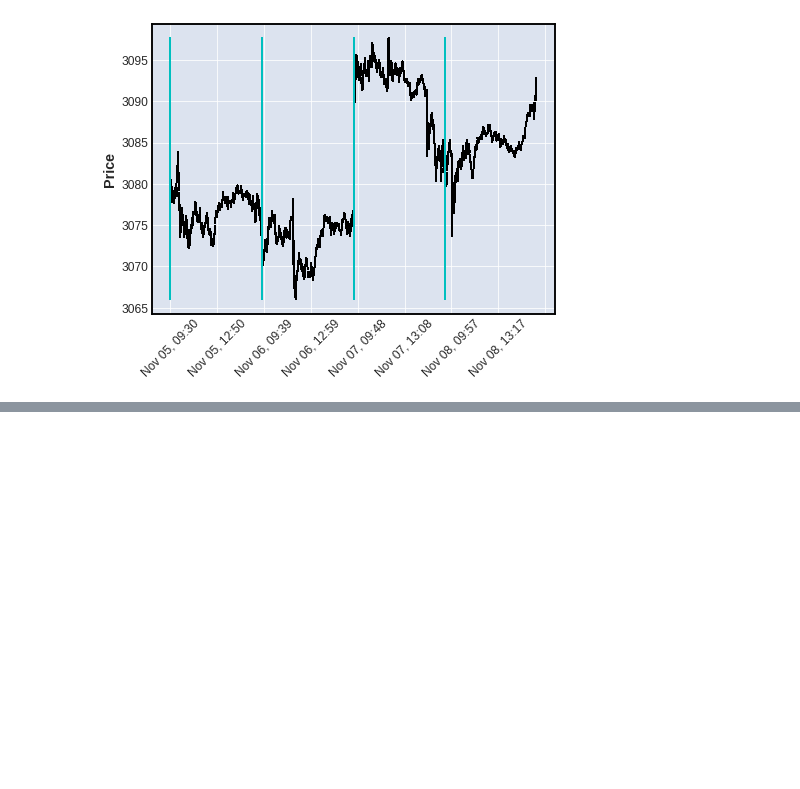
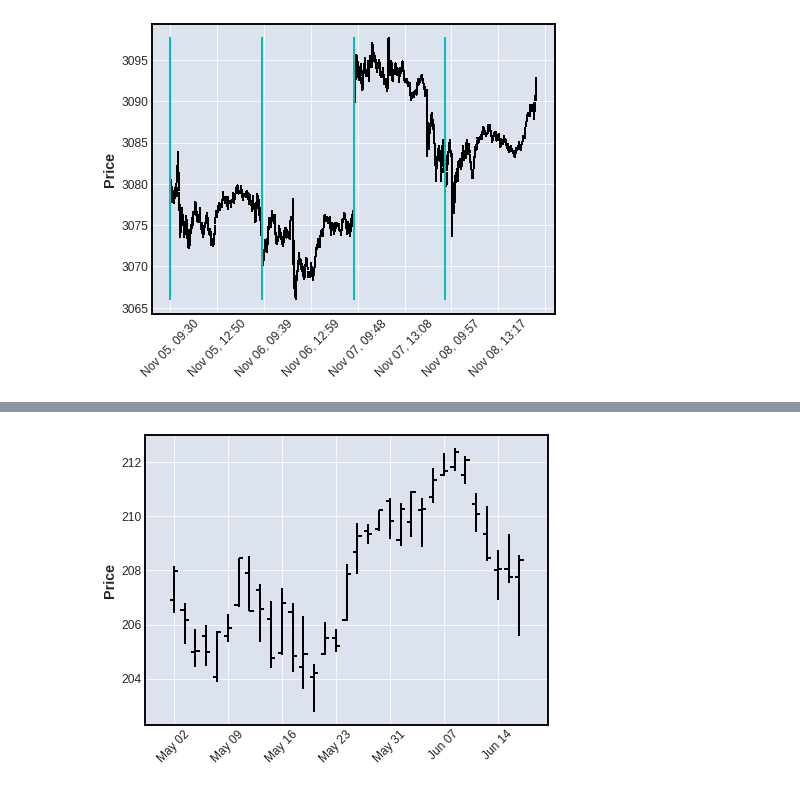
Before and after one commit to matplotlib/mplfinance, a Jupyter notebook: examples/using_lines.ipynb, the cells around one changed output, grey strips where cells are left out. Drawn from its saved outputs; the diff is of its cells as text; code cells hidden in the pictures; blank space fills up the shorter version.

```diff
--- a/examples/using_lines.ipynb
+++ b/examples/using_lines.ipynb
@@ -117,0 +133,6 @@ mpf.plot(idf,vlines=dict(vlines=vls,colors='c'))                # one color for
+# %%
+df = pd.read_csv('./data/yahoofinance-SPY-20080101-20180101.csv',index_col=0,parse_dates=True)
+df = df.loc['2016-05-01':'2016-06-16',:]
+df.shape
+df.head(2)
+df.tail(2)
@@ -117,0 +149,4 @@ mpf.plot(idf,vlines=dict(vlines=vls,colors='c'))                # one color for
+# %%
+mpf.plot(df)
+# %% [output]
+[figure, added]
```
Also changed, not shown: parts of 26 cells of this notebook, 2 other files.
